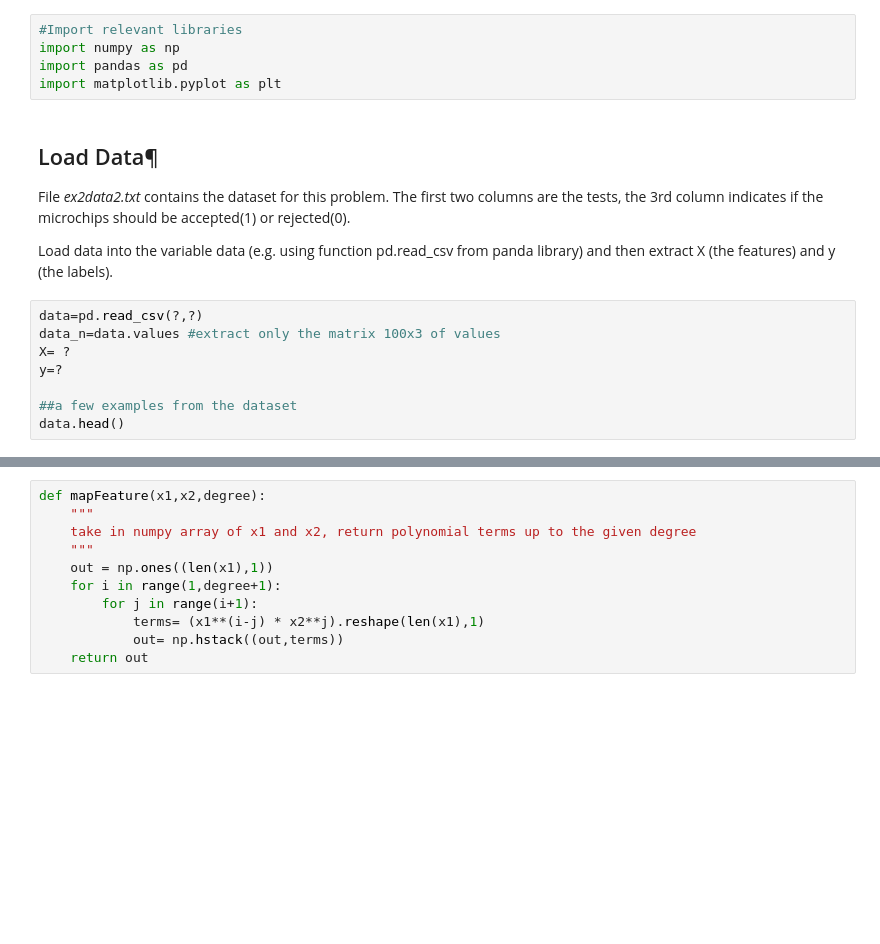
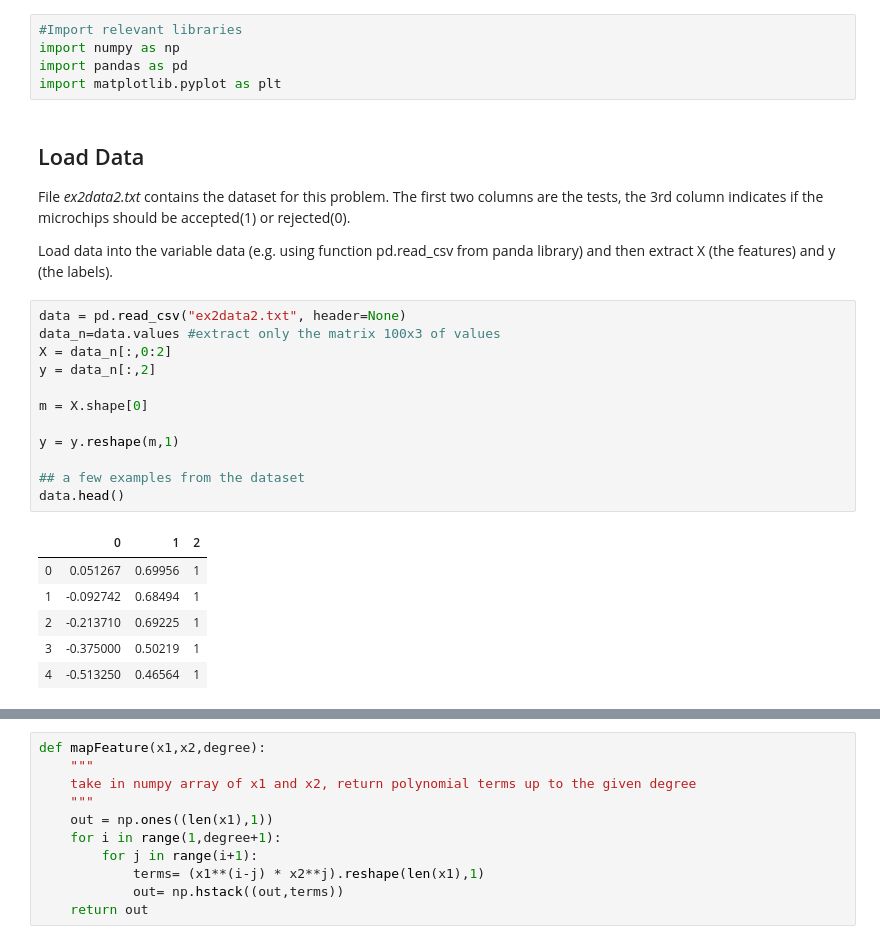
Before and after one commit to vascoalramos/taa, a Jupyter notebook: practical-labs/lab03/ML_Regularized_LogReg.ipynb, the cells around one changed output, grey strips where cells are left out. Saved outputs shown, nothing was run; the diff lists cells and outputs as text; blank space fills up the shorter version.

```diff
--- a/practical-labs/lab03/ML_Regularized_LogReg.ipynb
+++ b/practical-labs/lab03/ML_Regularized_LogReg.ipynb
@@ -14,18 +14,29 @@ import numpy as np
 import pandas as pd
 import matplotlib.pyplot as plt
 # %% [markdown]
-## Load Data¶
+## Load Data
 File *ex2data2.txt* contains the dataset for this problem.
 The first two columns are the tests, the 3rd column indicates if the microchips should be accepted(1) or rejected(0).
 
 Load data into the variable data (e.g. using function pd.read_csv from panda library) and then extract X (the features) and y (the labels).
 # %%
-data=pd.read_csv(?,?)
+data = pd.read_csv("ex2data2.txt", header=None)
 data_n=data.values #extract only the matrix 100x3 of values
-X= ?
-y=?
+X = data_n[:,0:2]
+y = data_n[:,2]
 
-##a few examples from the dataset
+m = X.shape[0]
+
+y = y.reshape(m,1)
+
+## a few examples from the dataset
 data.head()
+# %% [output]
+|  | 0 | 1 | 2 |
+| 0 | 0.051267 | 0.69956 | 1 |
+| 1 | -0.092742 | 0.68494 | 1 |
+| 2 | -0.213710 | 0.69225 | 1 |
+| 3 | -0.375000 | 0.50219 | 1 |
+| 4 | -0.513250 | 0.46564 | 1 |
 # %%
 data.describe()
```
Also changed, not shown: parts of 13 cells of this notebook, 1 other file.
